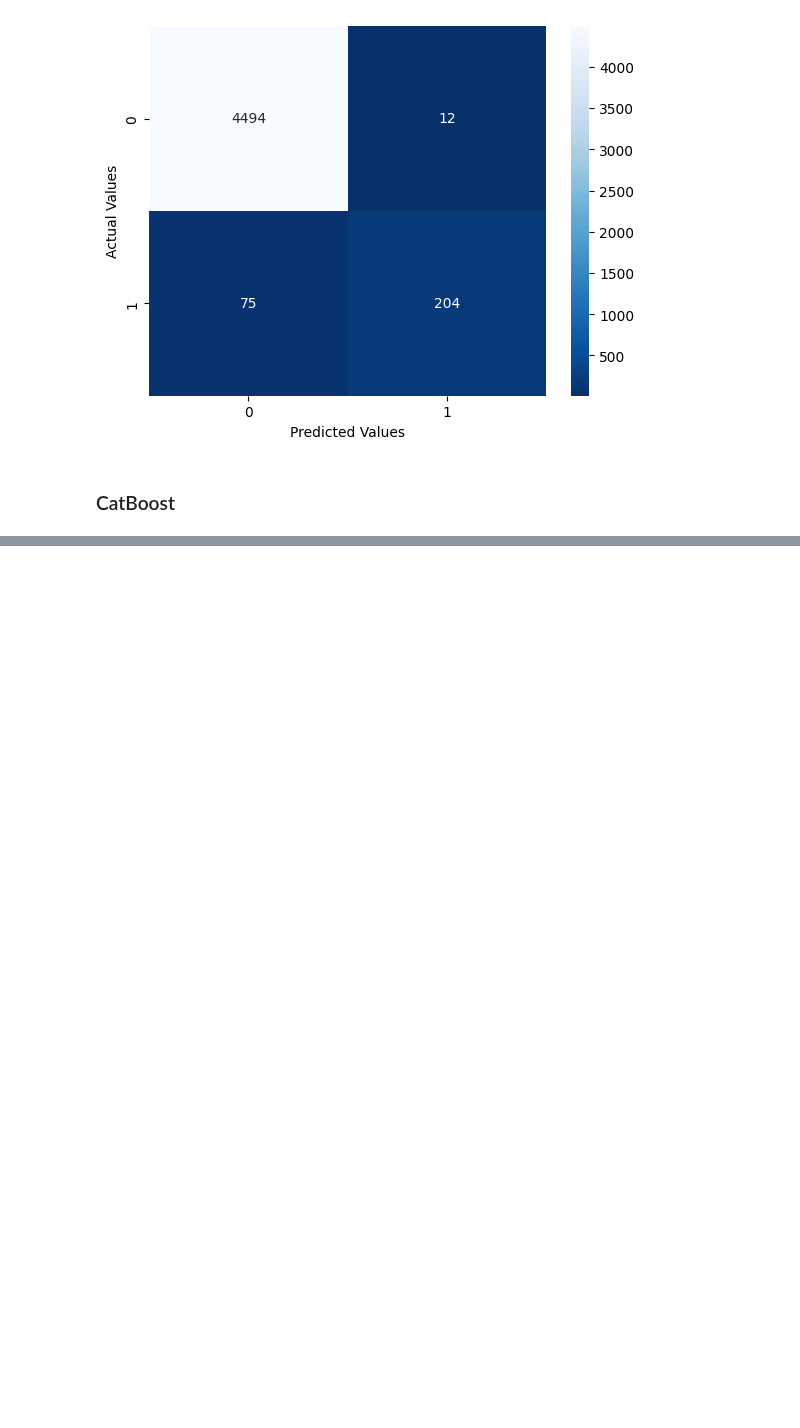
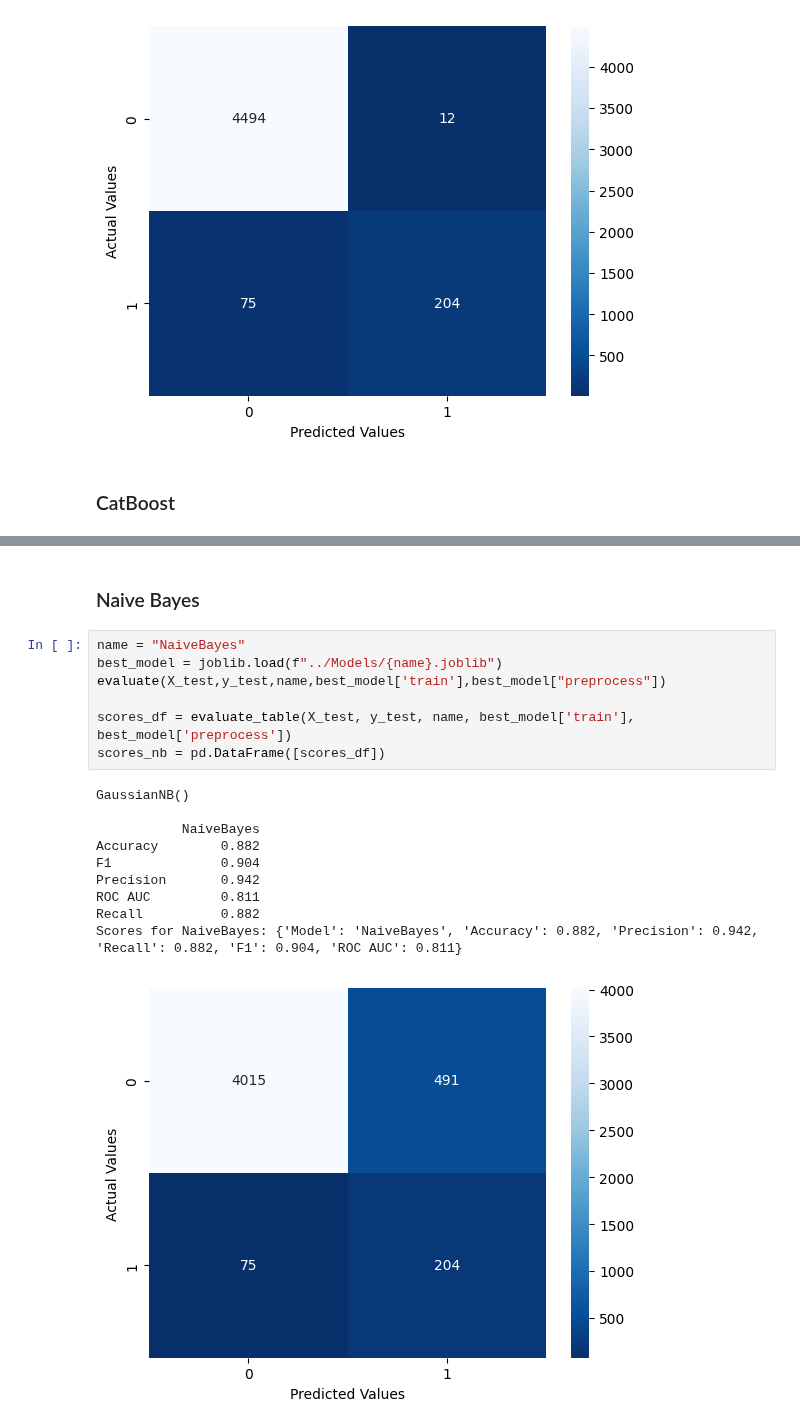
Before and after one commit to heyvinnnny/Team-31-Fraud-Analytics, a Jupyter notebook: Models/2 Modeling - Evaluation.ipynb, the cells around one changed output, grey strips where cells are left out. Cells and saved outputs as stored; diff of their text form; blank space fills up the shorter version.

```diff
--- a/Models/2 Modeling - Evaluation.ipynb
+++ b/Models/2 Modeling - Evaluation.ipynb
@@ -149,0 +215,20 @@ Recall     0.987
+# %% [markdown]
+### Naive Bayes
+# %%
+name = "NaiveBayes"
+best_model = joblib.load(f"../Models/{name}.joblib")
+evaluate(X_test,y_test,name,best_model['train'],best_model["preprocess"])
+
+scores_df = evaluate_table(X_test, y_test, name, best_model['train'], best_model['preprocess'])
+scores_nb = pd.DataFrame([scores_df])
+# %% [output]
+GaussianNB()
+
+           NaiveBayes
+Accuracy        0.882
+F1              0.904
+Precision       0.942
+ROC AUC         0.811
+Recall          0.882
+Scores for NaiveBayes: {'Model': 'NaiveBayes', 'Accuracy': 0.882, 'Precision': 0.942, 'Recall': 0.882, 'F1': 0.904, 'ROC AUC': 0.811}
+[figure, added]
```
Also changed, not shown: parts of 15 cells of this notebook, 3 other files.
